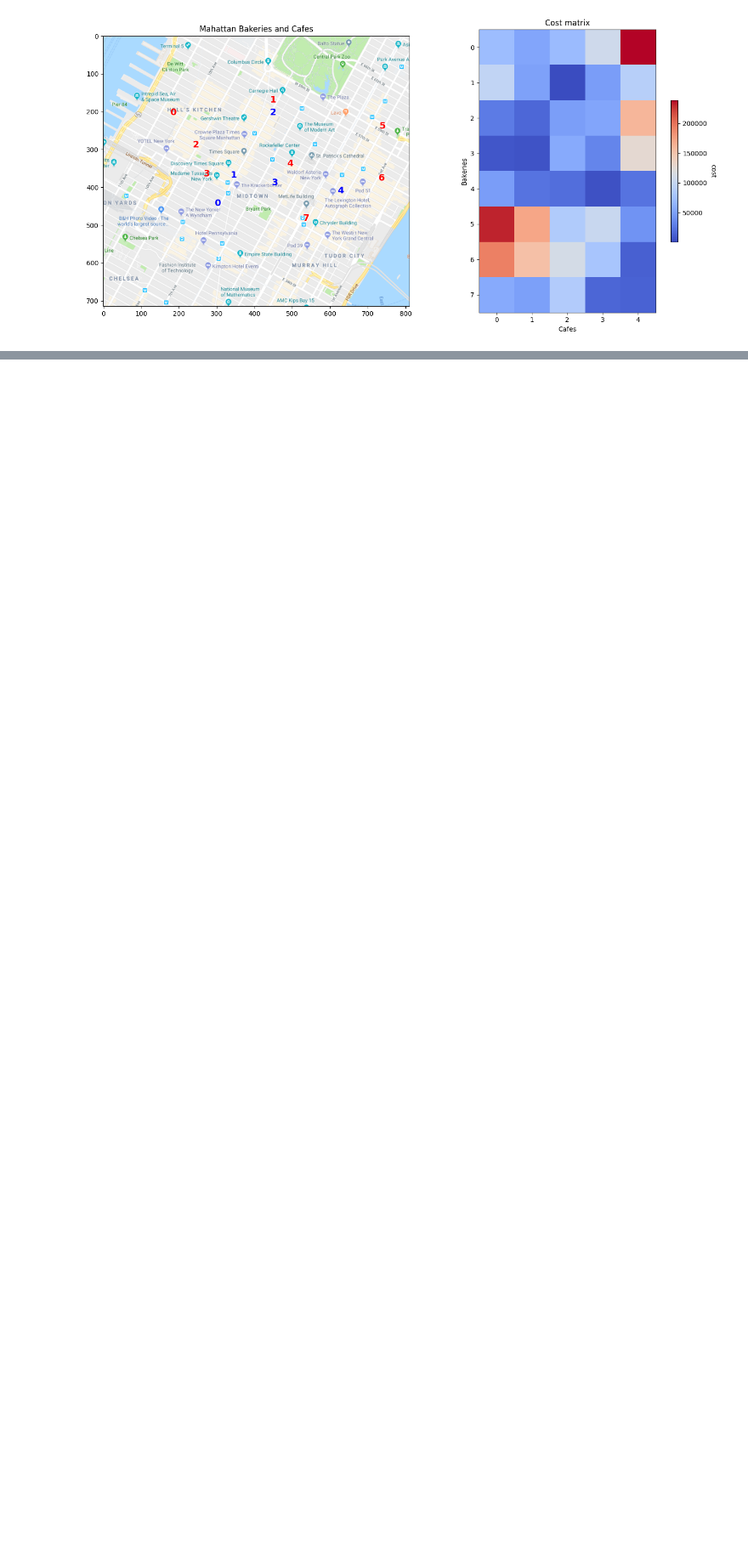
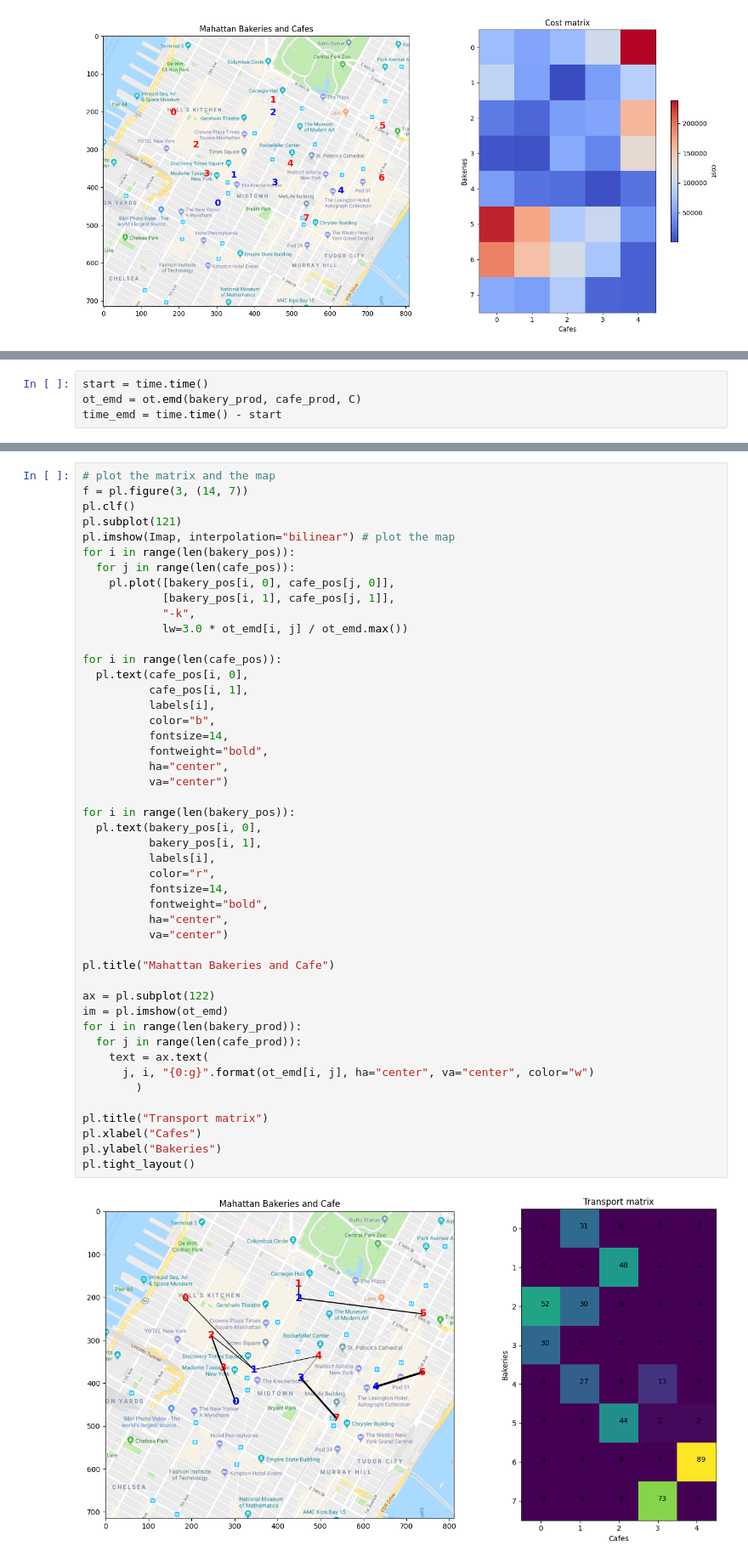
Before and after one commit to Hovohoangduy/python-optimal-transport, a Jupyter notebook: introduction_optimal_transport.ipynb, the cells around one changed output, grey strips where cells are left out. Shown at 85% size. Saved outputs shown, nothing was run; the diff lists cells and outputs as text; blank space fills up the shorter version.

```diff
--- a/introduction_optimal_transport.ipynb
+++ b/introduction_optimal_transport.ipynb
@@ -80,0 +83,4 @@ pl.tight_layout()
+# %%
+start = time.time()
+ot_emd = ot.emd(bakery_prod, cafe_prod, C)
+time_emd = time.time() - start
@@ -80,0 +89,49 @@ pl.tight_layout()
+# %%
+# plot the matrix and the map
+f = pl.figure(3, (14, 7))
+pl.clf()
+pl.subplot(121)
+pl.imshow(Imap, interpolation="bilinear") # plot the map
+for i in range(len(bakery_pos)):
+  for j in range(len(cafe_pos)):
+    pl.plot([bakery_pos[i, 0], cafe_pos[j, 0]],
+            [bakery_pos[i, 1], cafe_pos[j, 1]],
+            "-k",
+            lw=3.0 * ot_emd[i, j] / ot_emd.max())
+
+for i in range(len(cafe_pos)):
+  pl.text(cafe_pos[i, 0],
+          cafe_pos[i, 1],
+          labels[i],
+          color="b",
+          fontsize=14,
+          fontweight="bold",
+          ha="center",
+          va="center")
+
+for i in range(len(bakery_pos)):
+  pl.text(bakery_pos[i, 0],
+          bakery_pos[i, 1],
+          labels[i],
+          color="r",
+          fontsize=14,
+          fontweight="bold",
+          ha="center",
+          va="center")
+
+pl.title("Mahattan Bakeries and Cafe")
+
+ax = pl.subplot(122)
+im = pl.imshow(ot_emd)
+for i in range(len(bakery_prod)):
+  for j in range(len(cafe_prod)):
+    text = ax.text(
+      j, i, "{0:g}".format(ot_emd[i, j], ha="center", va="center", color="w")
+		)
+
+pl.title("Transport matrix")
+pl.xlabel("Cafes")
+pl.ylabel("Bakeries")
+pl.tight_layout()
+# %% [output]
+[figure, added]
```
Also changed, not shown: parts of 4 cells of this notebook, 1 other file.
